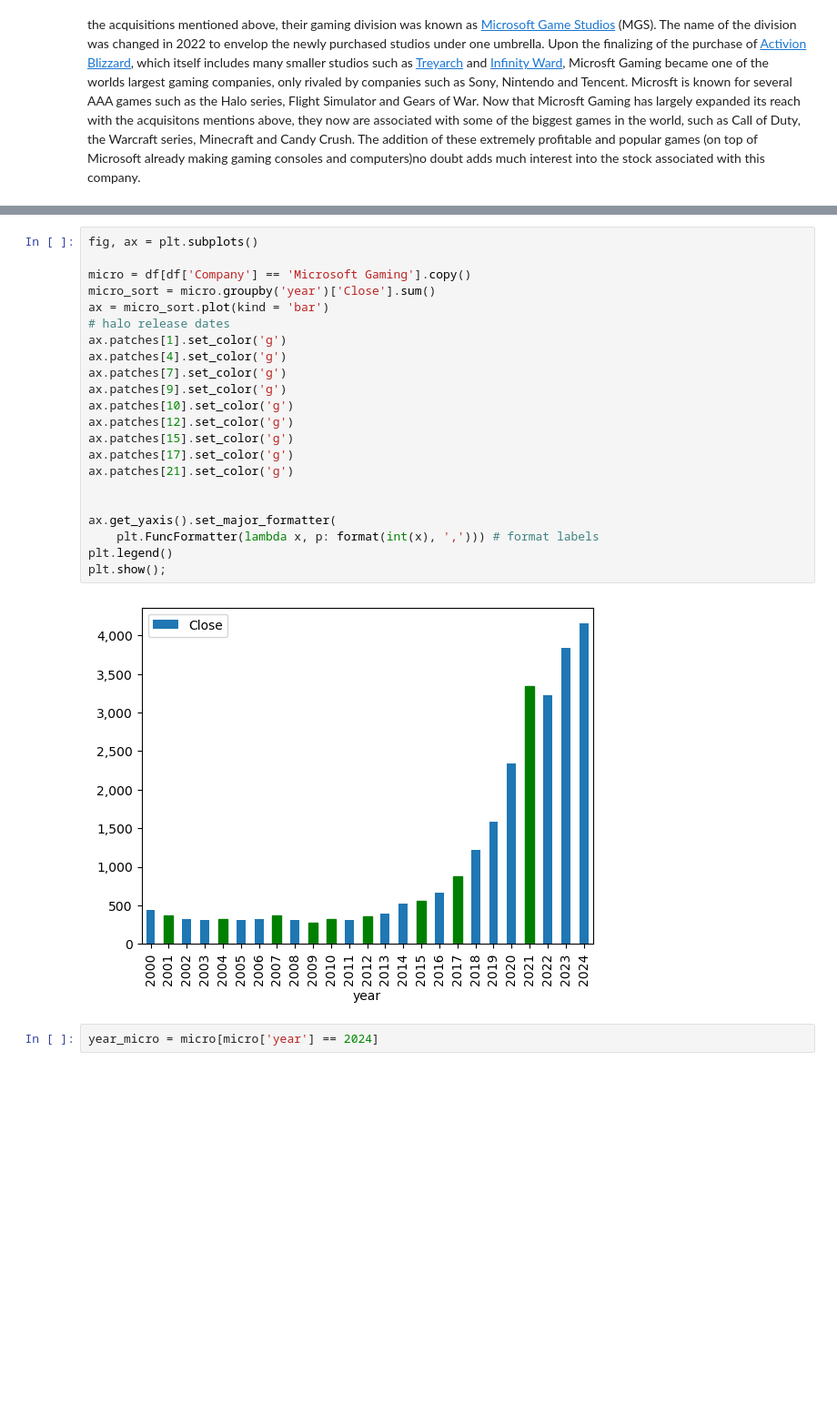
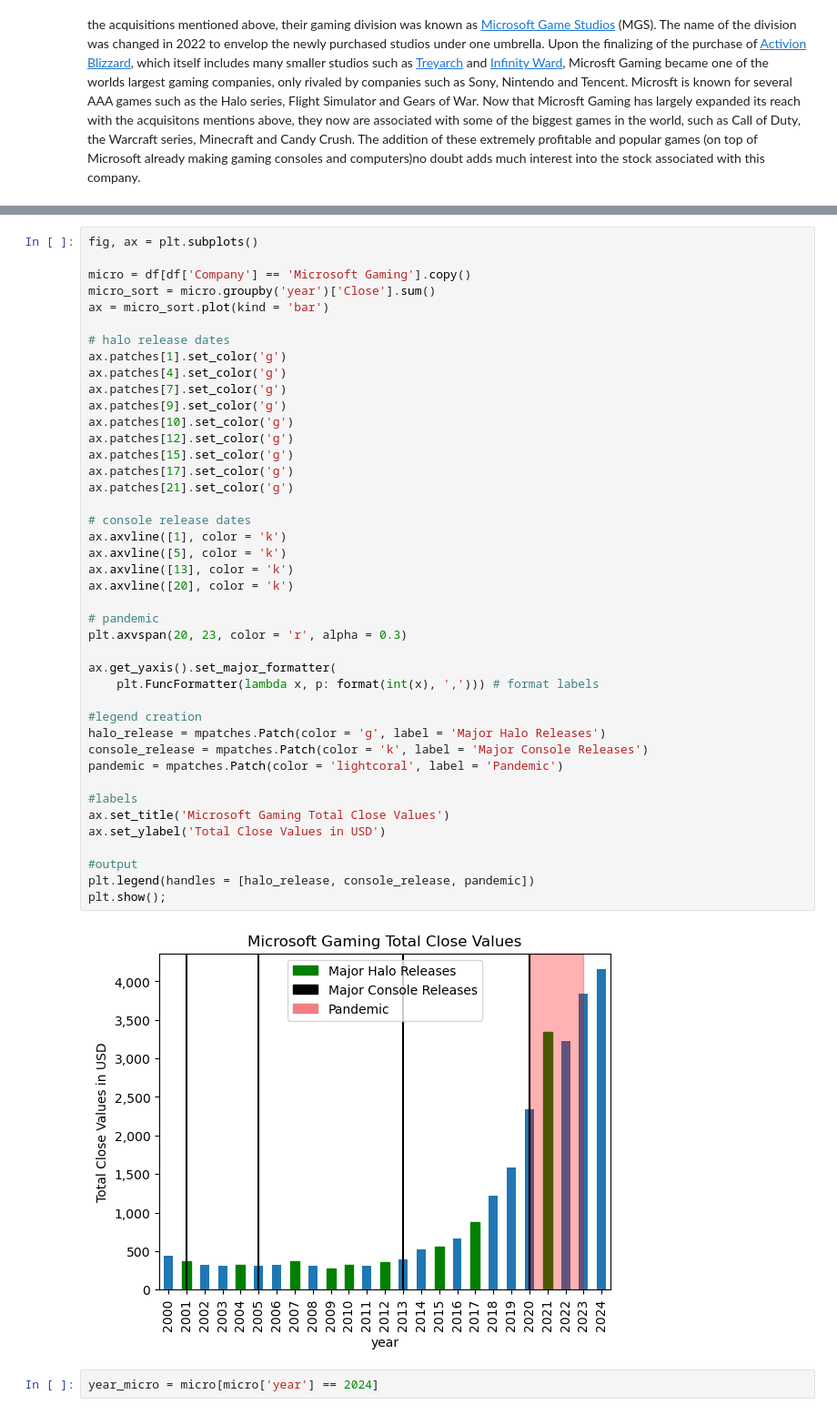
Before and after one commit to Djohnson1313/gaming_company_stocks_analysis, a Jupyter notebook: gaming_stocks_analysis.ipynb, the cells around one changed output, grey strips where cells are left out. Shown at 91% size. Drawn from its saved outputs; the diff is of its cells as text; blank space fills up the shorter version.

Commit message:
micro plots

```diff
--- a/gaming_stocks_analysis.ipynb
+++ b/gaming_stocks_analysis.ipynb
@@ -142,27 +143,47 @@ Let's look into how Microsft Gaming has evolved over the years reagrding stock i
 # %%
 fig, ax = plt.subplots()
 
 micro = df[df['Company'] == 'Microsoft Gaming'].copy()
 micro_sort = micro.groupby('year')['Close'].sum()
 ax = micro_sort.plot(kind = 'bar')
+
 # halo release dates
 ax.patches[1].set_color('g')
 ax.patches[4].set_color('g')
 ax.patches[7].set_color('g')
 ax.patches[9].set_color('g')
 ax.patches[10].set_color('g')
 ax.patches[12].set_color('g')
 ax.patches[15].set_color('g')
 ax.patches[17].set_color('g')
 ax.patches[21].set_color('g')
 
+# console release dates
+ax.axvline([1], color = 'k')
+ax.axvline([5], color = 'k')
+ax.axvline([13], color = 'k')
+ax.axvline([20], color = 'k')
+
+# pandemic
+plt.axvspan(20, 23, color = 'r', alpha = 0.3)
 
 ax.get_yaxis().set_major_formatter(
     plt.FuncFormatter(lambda x, p: format(int(x), ','))) # format labels
-plt.legend()
+
+#legend creation
+halo_release = mpatches.Patch(color = 'g', label = 'Major Halo Releases')
+console_release = mpatches.Patch(color = 'k', label = 'Major Console Releases')
+pandemic = mpatches.Patch(color = 'lightcoral', label = 'Pandemic')
+
+#labels
+ax.set_title('Microsoft Gaming Total Close Values')
+ax.set_ylabel('Total Close Values in USD')
+
+#output
+plt.legend(handles = [halo_release, console_release, pandemic])
 plt.show();
 # %% [output]
-[figure, old version]
+[figure, new version]
 # %%
 year_micro = micro[micro['year'] == 2024]
 # %%
```
Also changed, not shown: parts of 3 cells of this notebook.
